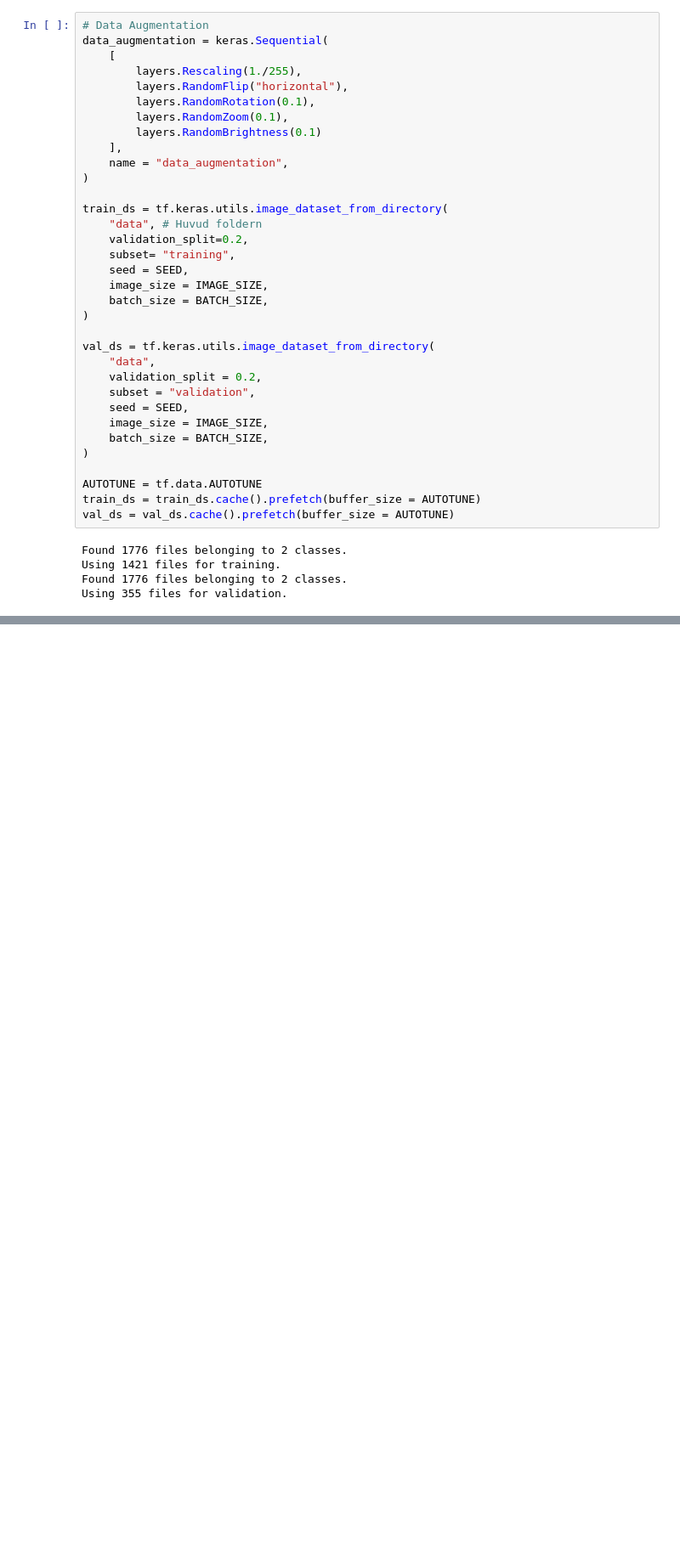
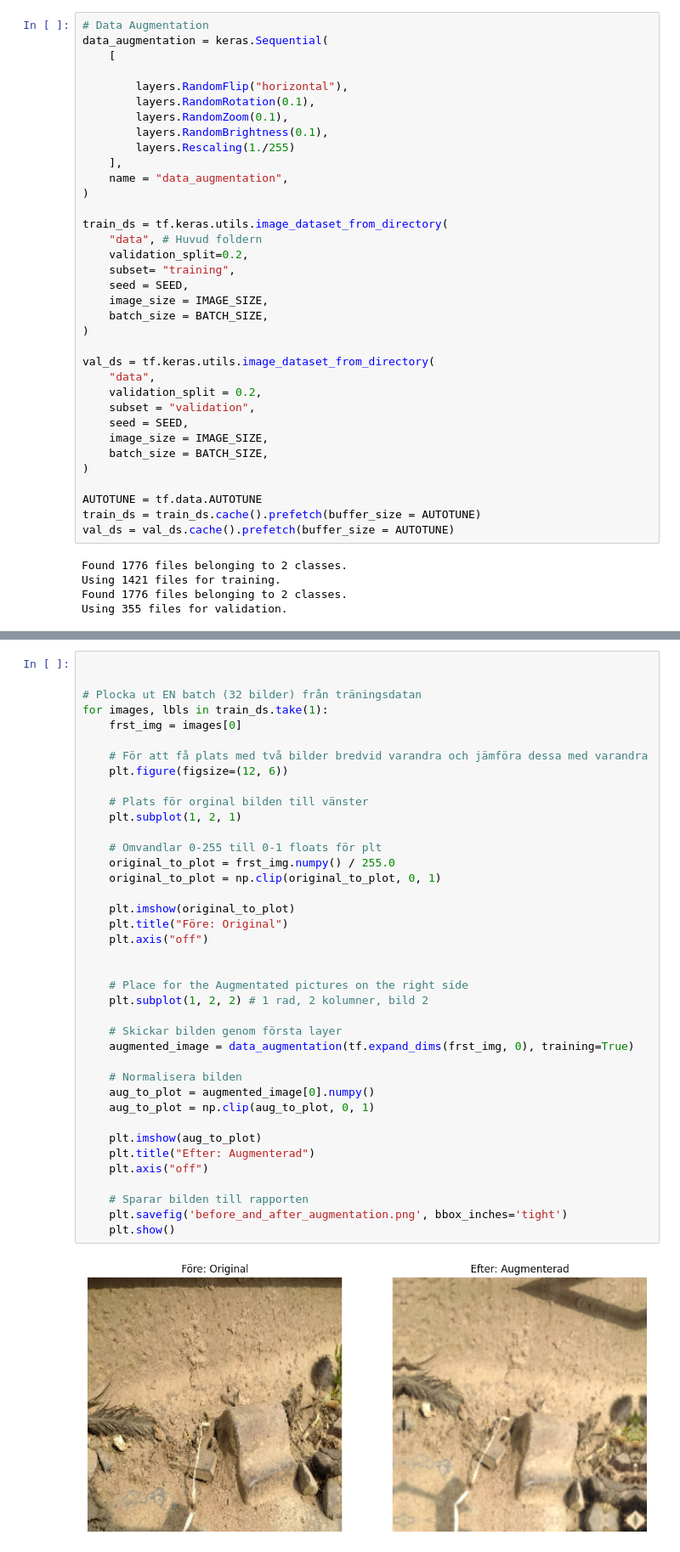
Before and after one commit to George3235/Railway_fault_detection, a Jupyter notebook: Deep_learning/project/rail_detection.ipynb, the cells around one changed output, grey strips where cells are left out. Shown at 85% size. Drawn from its saved outputs; the diff is of its cells as text; blank space fills up the shorter version.

```diff
--- a/Deep_learning/project/rail_detection.ipynb
+++ b/Deep_learning/project/rail_detection.ipynb
@@ -59,11 +61,12 @@ Vi kommer inte få flera bilder direkt nu, eftersom hela processen körs "live"
 # Data Augmentation
 data_augmentation = keras.Sequential(
     [
-        layers.Rescaling(1./255),
+
         layers.RandomFlip("horizontal"),
         layers.RandomRotation(0.1),
         layers.RandomZoom(0.1),
-        layers.RandomBrightness(0.1)
+        layers.RandomBrightness(0.1),
+        layers.Rescaling(1./255)
     ],
     name = "data_augmentation",
 )
@@ -96,0 +102,41 @@ Using 355 files for validation.
+# %%
+
+
+# Plocka ut EN batch (32 bilder) från träningsdatan
+for images, lbls in train_ds.take(1):
+    frst_img = images[0]
+
+    # För att få plats med två bilder bredvid varandra och jämföra dessa med varandra
+    plt.figure(figsize=(12, 6))
+
+    # Plats för orginal bilden till vänster
+    plt.subplot(1, 2, 1)
+
+    # Omvandlar 0-255 till 0-1 floats för plt
+    original_to_plot = frst_img.numpy() / 255.0
+    original_to_plot = np.clip(original_to_plot, 0, 1)
+
+    plt.imshow(original_to_plot)
+    plt.title("Före: Original")
+    plt.axis("off")
+
+
+    # Place for the Augmentated pictures on the right side
+    plt.subplot(1, 2, 2) # 1 rad, 2 kolumner, bild 2
+
+    # Skickar bilden genom första layer
+    augmented_image = data_augmentation(tf.expand_dims(frst_img, 0), training=True)
+
+    # Normalisera bilden
+    aug_to_plot = augmented_image[0].numpy()
+    aug_to_plot = np.clip(aug_to_plot, 0, 1)
+
+    plt.imshow(aug_to_plot)
+    plt.title("Efter: Augmenterad")
+    plt.axis("off")
+
+    # Sparar bilden till rapporten
+    plt.savefig('before_and_after_augmentation.png', bbox_inches='tight')
+    plt.show()
+# %% [output]
+[figure, added]
```
Also changed, not shown: parts of 2 cells of this notebook, 2 other files.
